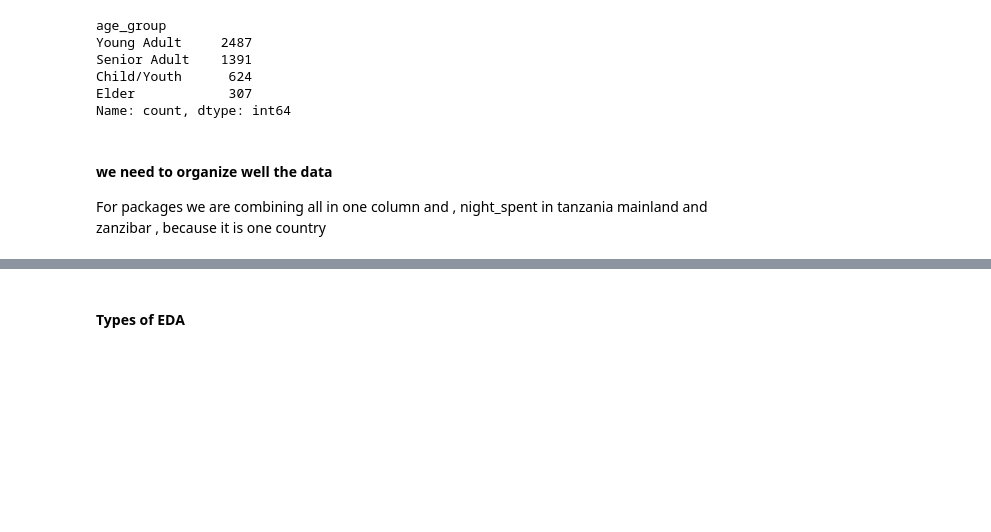
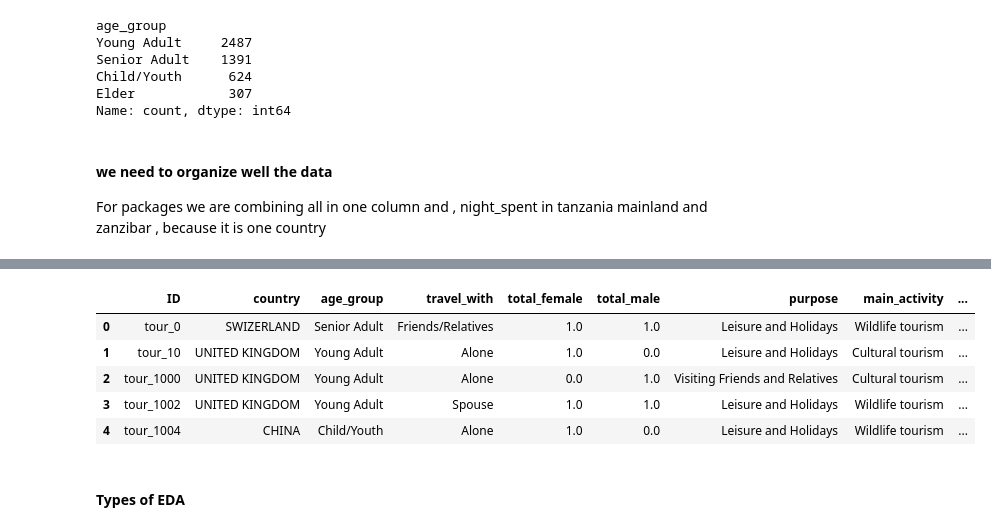
Before and after one commit to ngusadeep/Tourism-EDA, a Jupyter notebook: index.ipynb, the cells around one changed output, grey strips where cells are left out. Drawn from its saved outputs; the diff is of its cells as text; code cells hidden in the pictures; blank space fills up the shorter version.

```diff
--- a/index.ipynb
+++ b/index.ipynb
@@ -214,3 +275,12 @@ data.head()
+# %%
+data.head()
+# %% [output]
+|  | ID | country | age_group | travel_with | total_female | total_male | purpose | main_activity | ... |
+| 0 | tour_0 | SWIZERLAND | Senior Adult | Friends/Relatives | 1.0 | 1.0 | Leisure and Holidays | Wildlife tourism | ... |
+| 1 | tour_10 | UNITED KINGDOM | Young Adult | Alone | 1.0 | 0.0 | Leisure and Holidays | Cultural tourism | ... |
+| 2 | tour_1000 | UNITED KINGDOM | Young Adult | Alone | 0.0 | 1.0 | Visiting Friends and Relatives | Cultural tourism | ... |
+| 3 | tour_1002 | UNITED KINGDOM | Young Adult | Spouse | 1.0 | 1.0 | Leisure and Holidays | Wildlife tourism | ... |
+| 4 | tour_1004 | CHINA | Child/Youth | Alone | 1.0 | 0.0 | Leisure and Holidays | Wildlife tourism | ... |
 # %% [markdown]
 #### **Types of EDA**
 # %% [markdown]
```
Also changed, not shown: parts of 26 cells of this notebook, 1 other file.
